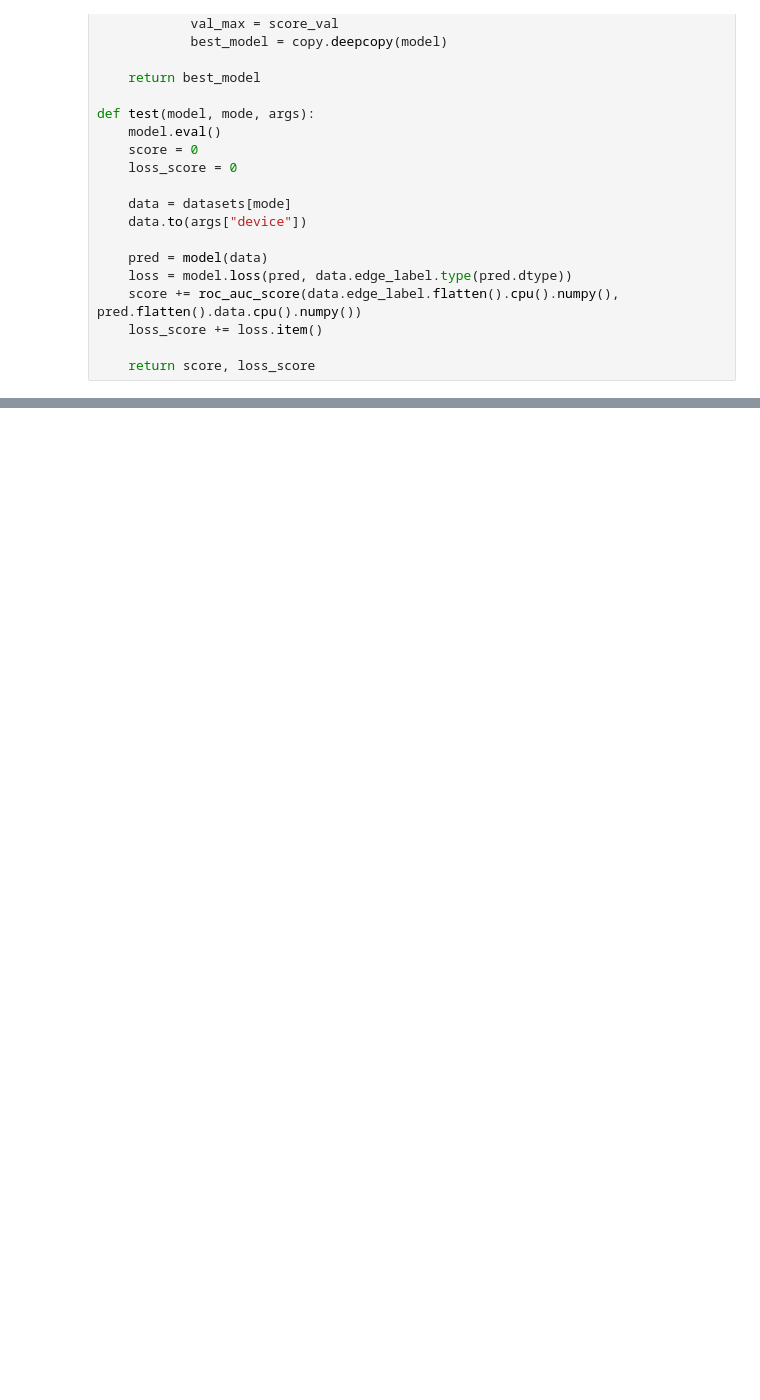
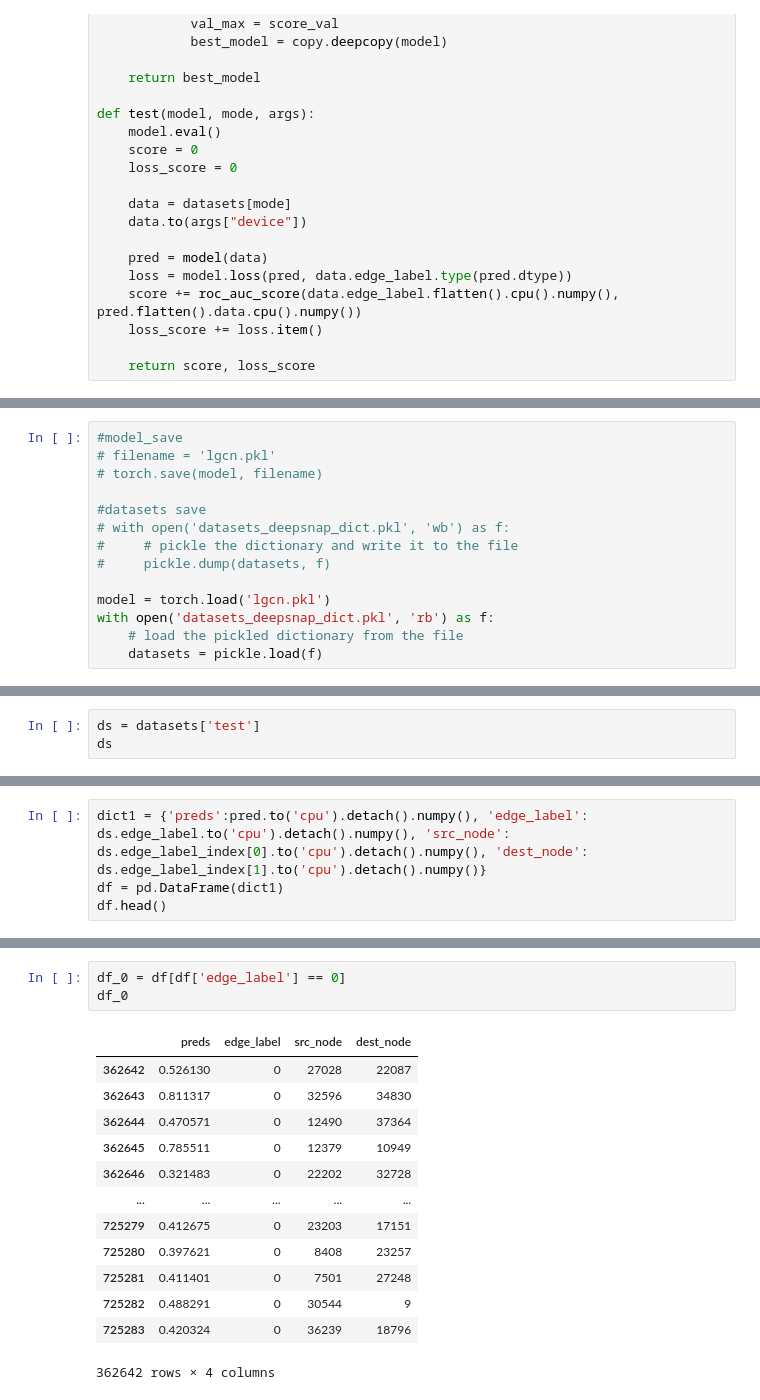
Before and after one commit to abhishek-1131/G-PLAY, a Jupyter notebook: testing.ipynb, the cells around one changed output, grey strips where cells are left out. Saved outputs shown, nothing was run; the diff lists cells and outputs as text; blank space fills up the shorter version.

```diff
--- a/testing.ipynb
+++ b/testing.ipynb
@@ -510,3 +440,17 @@ tensor([[  366,   242,   690,  ...,  5703, 10719, 27465],
+# %%
+#model_save
+# filename = 'lgcn.pkl'
+# torch.save(model, filename)
+
+#datasets save
+# with open('datasets_deepsnap_dict.pkl', 'wb') as f:
+#     # pickle the dictionary and write it to the file
+#     pickle.dump(datasets, f)
+
+model = torch.load('lgcn.pkl')
+with open('datasets_deepsnap_dict.pkl', 'rb') as f:
+    # load the pickled dictionary from the file
+    datasets = pickle.load(f)
 # %%
 def plot_learning_curve(losses, title):
     train_loss, val_loss = zip(*losses)
@@ -534,0 +493,3 @@ plot_learning_curve(losses, 'test')
+# %%
+ds = datasets['test']
+ds
@@ -534,0 +506,4 @@ plot_learning_curve(losses, 'test')
+# %%
+dict1 = {'preds':pred.to('cpu').detach().numpy(), 'edge_label': ds.edge_label.to('cpu').detach().numpy(), 'src_node': ds.edge_label_index[0].to('cpu').detach().numpy(), 'dest_node': ds.edge_label_index[1].to('cpu').detach().numpy()}
+df = pd.DataFrame(dict1)
+df.head()
@@ -534,0 +517,17 @@ plot_learning_curve(losses, 'test')
+# %%
+df_0 = df[df['edge_label'] == 0]
+df_0
+# %% [output]
+|  | preds | edge_label | src_node | dest_node |
+| 362642 | 0.526130 | 0 | 27028 | 22087 |
+| 362643 | 0.811317 | 0 | 32596 | 34830 |
+| 362644 | 0.470571 | 0 | 12490 | 37364 |
+| 362645 | 0.785511 | 0 | 12379 | 10949 |
+| 362646 | 0.321483 | 0 | 22202 | 32728 |
+| ... | ... | ... | ... | ... |
+| 725279 | 0.412675 | 0 | 23203 | 17151 |
+| 725280 | 0.397621 | 0 | 8408 | 23257 |
+| 725281 | 0.411401 | 0 | 7501 | 27248 |
+| 725282 | 0.488291 | 0 | 30544 | 9 |
+| 725283 | 0.420324 | 0 | 36239 | 18796 |
+362642 rows × 4 columns
```
Also changed, not shown: parts of 41 cells of this notebook, 3 other files.
